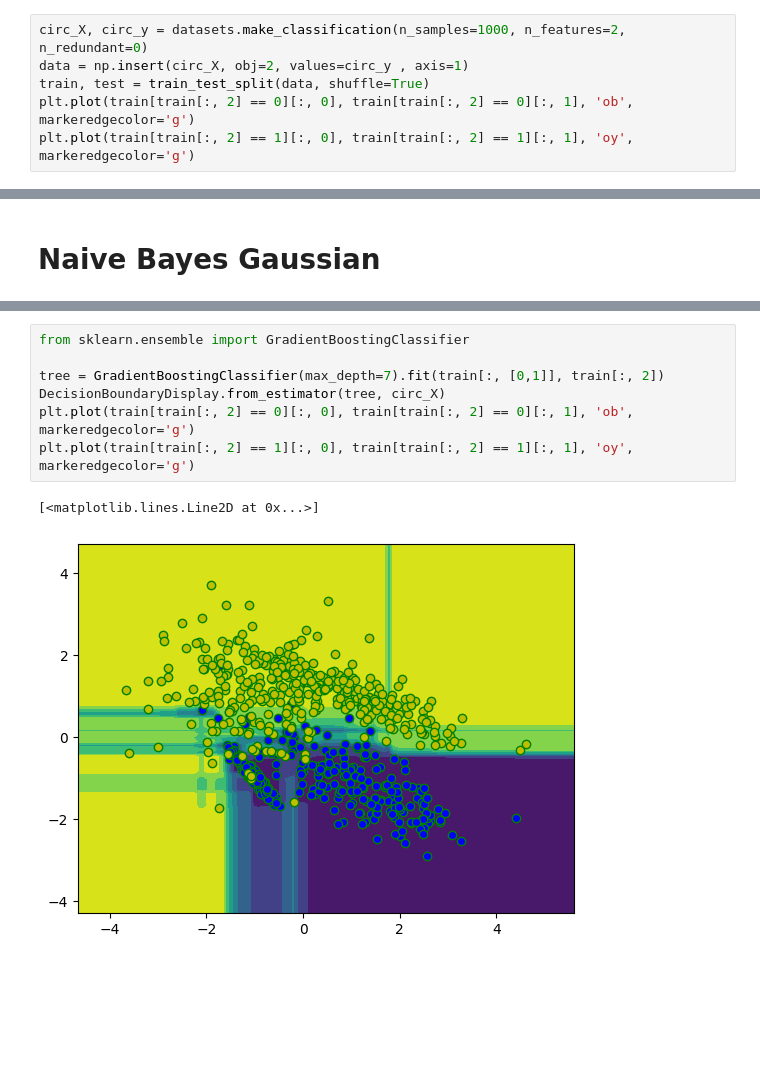
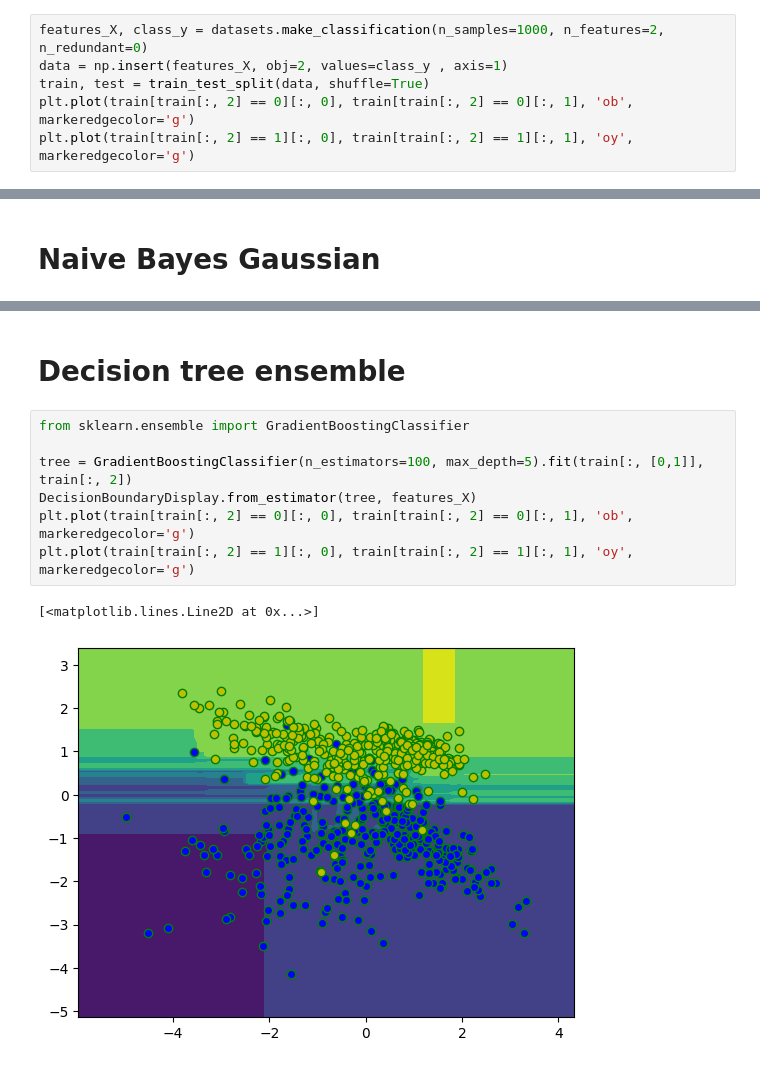
Before and after one commit to DanzTheDeadly/ml, a Jupyter notebook: scratch_2d.ipynb, the cells around one changed output, grey strips where cells are left out. Drawn from its saved outputs; the diff is of its cells as text; blank space fills up the shorter version.

```diff
--- a/scratch_2d.ipynb
+++ b/scratch_2d.ipynb
@@ -13,8 +11,8 @@ from sklearn.inspection import DecisionBoundaryDisplay
 # %% [markdown]
 # Generate dataset
 # %%
-circ_X, circ_y = datasets.make_classification(n_samples=1000, n_features=2, n_redundant=0)
-data = np.insert(circ_X, obj=2, values=circ_y , axis=1)
+features_X, class_y = datasets.make_classification(n_samples=1000, n_features=2, n_redundant=0)
+data = np.insert(features_X, obj=2, values=class_y , axis=1)
 train, test = train_test_split(data, shuffle=True)
 plt.plot(train[train[:, 2] == 0][:, 0], train[train[:, 2] == 0][:, 1], 'ob', markeredgecolor='g')
 plt.plot(train[train[:, 2] == 1][:, 0], train[train[:, 2] == 1][:, 1], 'oy', markeredgecolor='g')
@@ -94,10 +100,12 @@ plt.plot(train[train[:, 2] == 1][:, 0], train[train[:, 2] == 1][:, 1], 'oy', mar
+# %% [markdown]
+# Decision tree ensemble
 # %%
 from sklearn.ensemble import GradientBoostingClassifier
 
-tree = GradientBoostingClassifier(max_depth=7).fit(train[:, [0,1]], train[:, 2])
-DecisionBoundaryDisplay.from_estimator(tree, circ_X)
+tree = GradientBoostingClassifier(n_estimators=100, max_depth=5).fit(train[:, [0,1]], train[:, 2])
+DecisionBoundaryDisplay.from_estimator(tree, features_X)
 plt.plot(train[train[:, 2] == 0][:, 0], train[train[:, 2] == 0][:, 1], 'ob', markeredgecolor='g')
 plt.plot(train[train[:, 2] == 1][:, 0], train[train[:, 2] == 1][:, 1], 'oy', markeredgecolor='g')
 # %% [output]
 [<matplotlib.lines.Line2D at 0x...>]
-[figure, old version]
+[figure, new version]
```
Also changed, not shown: parts of 12 cells of this notebook.
